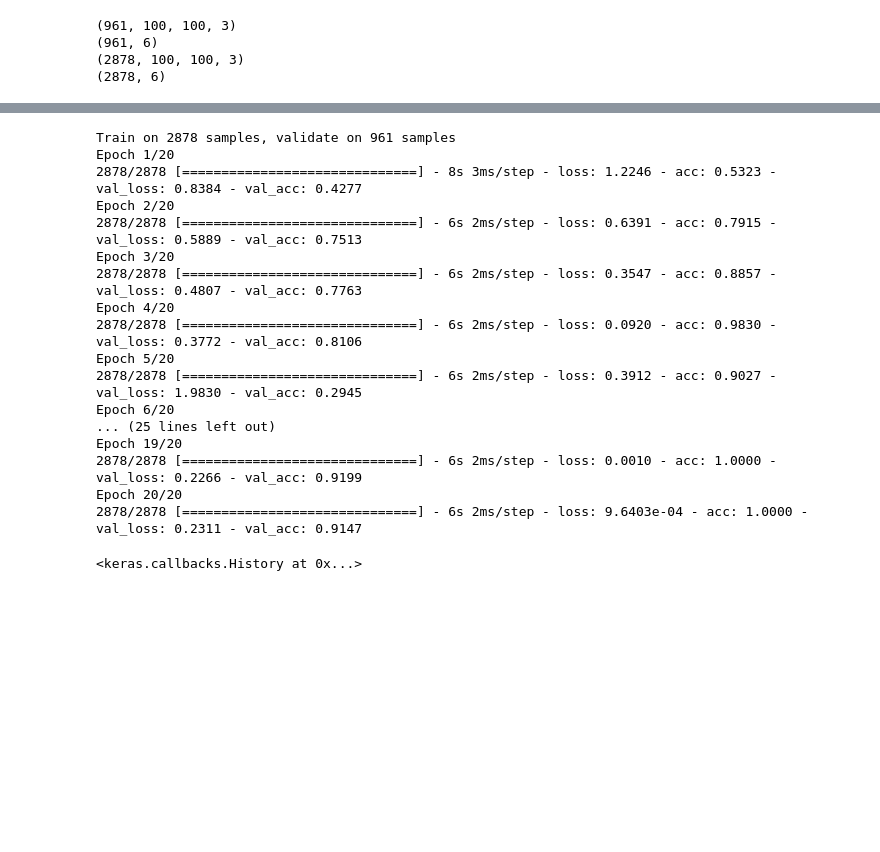
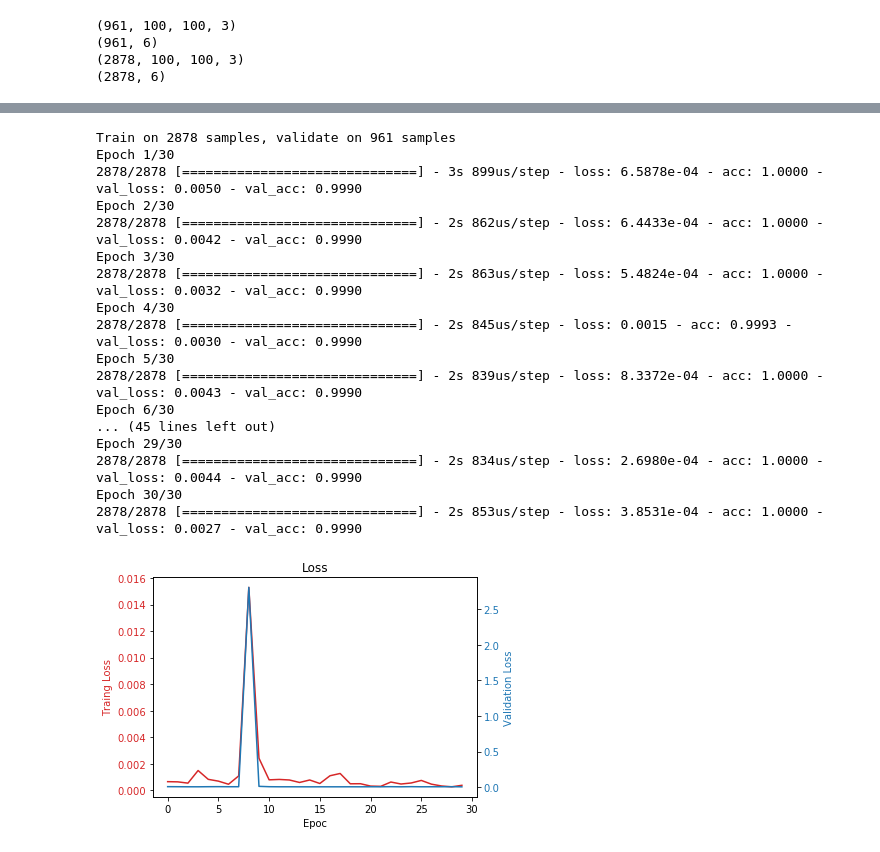
Before and after one commit to parrisma/AI-Intuition, a Jupyter notebook: journey-4/journey-4-part-1.ipynb, the cells around one changed output, grey strips where cells are left out. Drawn from its saved outputs; the diff is of its cells as text; code cells hidden in the pictures; blank space fills up the shorter version.

Commit message:
refined cnn model

```diff
--- a/journey-4/journey-4-part-1.ipynb
+++ b/journey-4/journey-4-part-1.ipynb
@@ -206,27 +234,50 @@ model = multi_gpu_model(model, gpus=2)
 # %%
-    batch_size = 32
-    model.fit(x_train, y_train,
-              epochs=20,
-              batch_size=batch_size,
-              shuffle=True,
-              validation_data=(x_test, y_test)
-              )
+batch_size = 32
+num_epochs = 30
+history = model.fit(x_train, y_train,
+                    epochs=num_epochs,
+                    batch_size=batch_size,
+                    shuffle=True,
+                    validation_data=(x_test, y_test)
+                    )
 # %% [output]
 Train on 2878 samples, validate on 961 samples
-Epoch 1/20
-2878/2878 [==============================] - 8s 3ms/step - loss: 1.2246 - acc: 0.5323 - val_loss: 0.8384 - val_acc: 0.4277
-Epoch 2/20
-2878/2878 [==============================] - 6s 2ms/step - loss: 0.6391 - acc: 0.7915 - val_loss: 0.5889 - val_acc: 0.7513
-Epoch 3/20
-2878/2878 [==============================] - 6s 2ms/step - loss: 0.3547 - acc: 0.8857 - val_loss: 0.4807 - val_acc: 0.7763
-Epoch 4/20
-2878/2878 [==============================] - 6s 2ms/step - loss: 0.0920 - acc: 0.9830 - val_loss: 0.3772 - val_acc: 0.8106
-Epoch 5/20
-2878/2878 [==============================] - 6s 2ms/step - loss: 0.3912 - acc: 0.9027 - val_loss: 1.9830 - val_acc: 0.2945
-Epoch 6/20
-... (25 lines left out)
-Epoch 19/20
-2878/2878 [==============================] - 6s 2ms/step - loss: 0.0010 - acc: 1.0000 - val_loss: 0.2266 - val_acc: 0.9199
-Epoch 20/20
-2878/2878 [==============================] - 6s 2ms/step - loss: 9.6403e-04 - acc: 1.0000 - val_loss: 0.2311 - val_acc: 0.9147
+Epoch 1/30
+2878/2878 [==============================] - 3s 899us/step - loss: 6.5878e-04 - acc: 1.0000 - val_loss: 0.0050 - val_acc: 0.9990
+Epoch 2/30
+2878/2878 [==============================] - 2s 862us/step - loss: 6.4433e-04 - acc: 1.0000 - val_loss: 0.0042 - val_acc: 0.9990
+Epoch 3/30
+2878/2878 [==============================] - 2s 863us/step - loss: 5.4824e-04 - acc: 1.0000 - val_loss: 0.0032 - val_acc: 0.9990
+Epoch 4/30
+2878/2878 [==============================] - 2s 845us/step - loss: 0.0015 - acc: 0.9993 - val_loss: 0.0030 - val_acc: 0.9990
+Epoch 5/30
+2878/2878 [==============================] - 2s 839us/step - loss: 8.3372e-04 - acc: 1.0000 - val_loss: 0.0043 - val_acc: 0.9990
+Epoch 6/30
+... (45 lines left out)
+Epoch 29/30
+2878/2878 [==============================] - 2s 834us/step - loss: 2.6980e-04 - acc: 1.0000 - val_loss: 0.0044 - val_acc: 0.9990
+Epoch 30/30
+2878/2878 [==============================] - 2s 853us/step - loss: 3.8531e-04 - acc: 1.0000 - val_loss: 0.0027 - val_acc: 0.9990
-<keras.callbacks.History at 0x...>
+# %%
+epocs = np.arange(0,num_epochs,1)
+
+fig, ax1 = plt.subplots()
+plt.title('Loss')
+
+color = 'tab:red'
+ax1.set_xlabel('Epoc')
+ax1.set_ylabel('Traing Loss', color=color)
+ax1.plot(epocs, history.history['loss'], color=color)
+ax1.tick_params(axis='y', labelcolor=color)
+
+ax2 = ax1.twinx()  # instantiate a second axes that shares the same x-axis
+
+color = 'tab:blue'
+ax2.set_ylabel('Validation Loss', color=color)  # we already handled the x-label with ax1
+ax2.plot(epocs, history.history['val_loss'], color=color)
+ax2.tick_params(axis='y', labelcolor=color)
+
+fig.tight_layout()  # otherwise the right y-label is slightly clipped
+plt.show()
+# %% [output]
+[figure, added]
```
Also changed, not shown: parts of 11 cells of this notebook.
